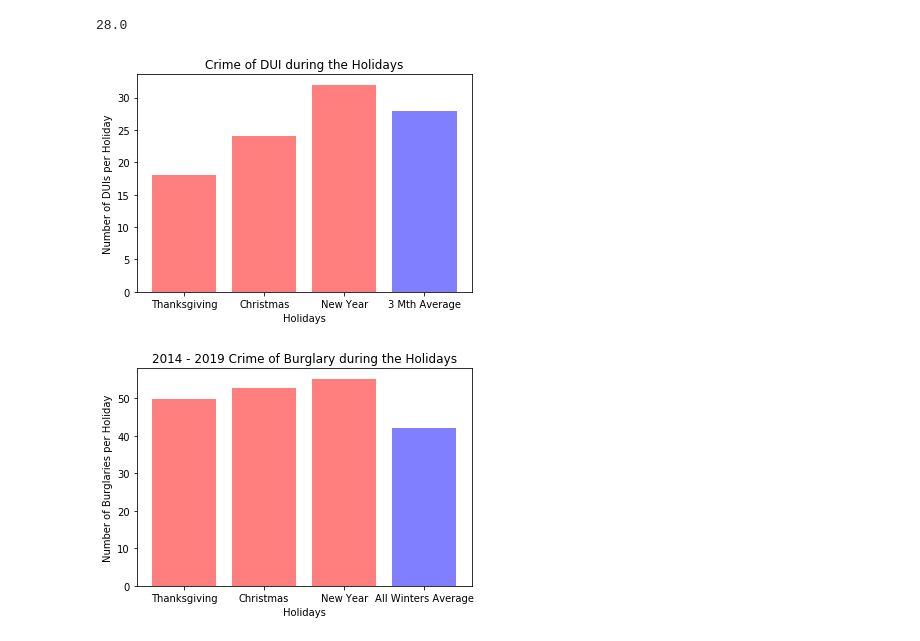
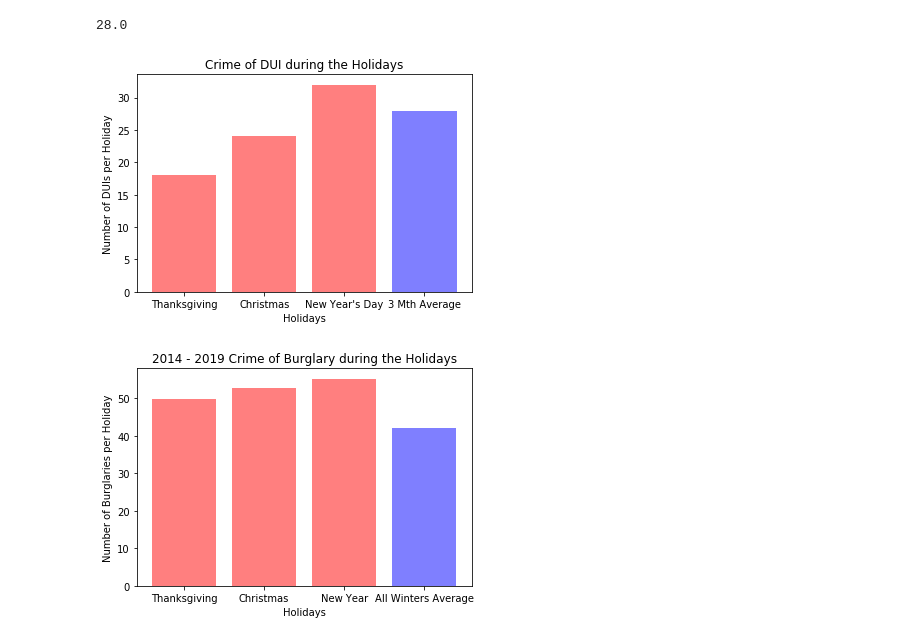
Before and after one commit to OzkarAgoz/Project1, a Jupyter notebook: Cold Crime/coldcrime_MA2.ipynb, the cells around one changed output. Cells and saved outputs as stored; diff of their text form; code cells hidden in the pictures.

```diff
--- a/Cold Crime/coldcrime_MA2.ipynb
+++ b/Cold Crime/coldcrime_MA2.ipynb
@@ -189,16 +189,16 @@ print(dui_average)
 28.0
 # %%
 dui_totals = [dui_numbers, dui_numbers2, dui_numbers3, dui_average]
-x_axis = ["Thanksgiving", "Christmas", "New Year", "3 Mth Average"]
+x_axis = ["Thanksgiving", "Christmas", "New Year's Day", "3 Mth Average"]
 plt.bar(x_axis, dui_totals, color=["r", "r", "r", "b"], alpha=0.5, align="center")
 # Create a legend for our chart
 plt.title("Crime of DUI during the Holidays")
 plt.xlabel("Holidays")
 plt.ylabel("Number of DUIs per Holiday")
 plt.savefig("HolidayDUI2018.png")
 plt.show()
 # %% [output]
-[figure, old version]
+[figure, new version]
 # %%
 burg_totals = [49.9, 52.7, 55.23, 42.11]
 x_axis = ["Thanksgiving", "Christmas", "New Year", "All Winters Average"]
```
Also changed, not shown: 1 other file.
